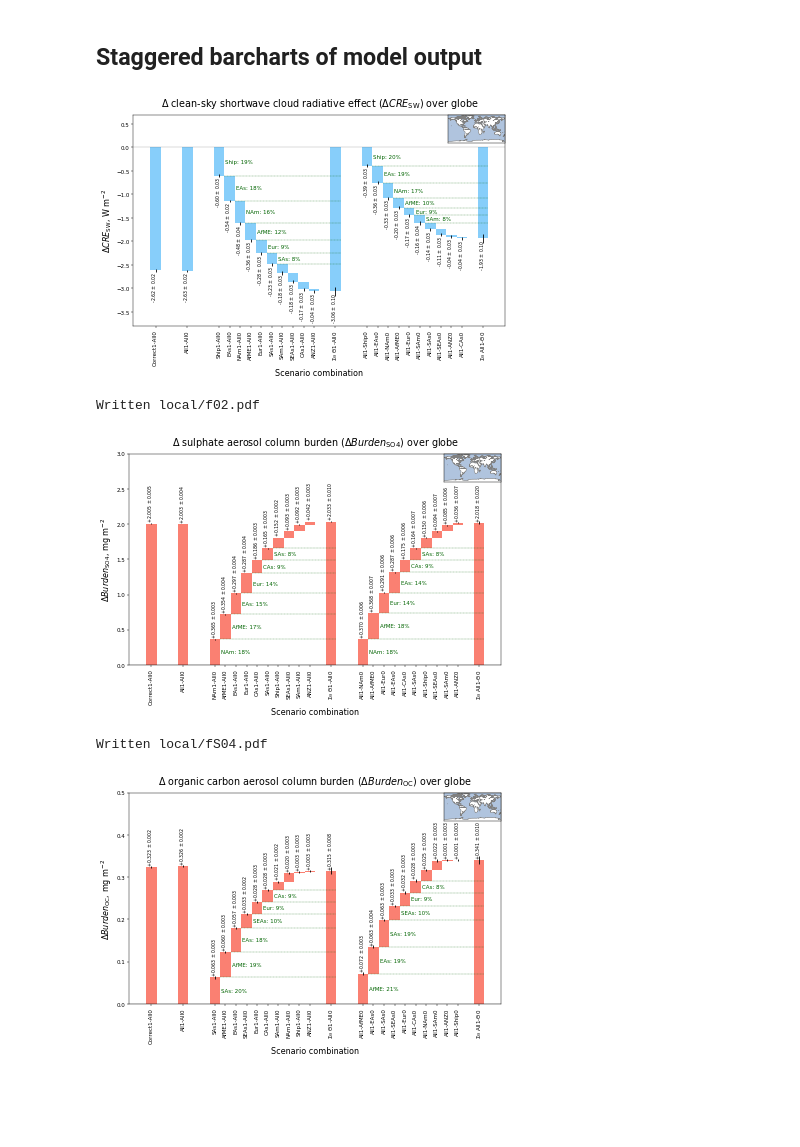
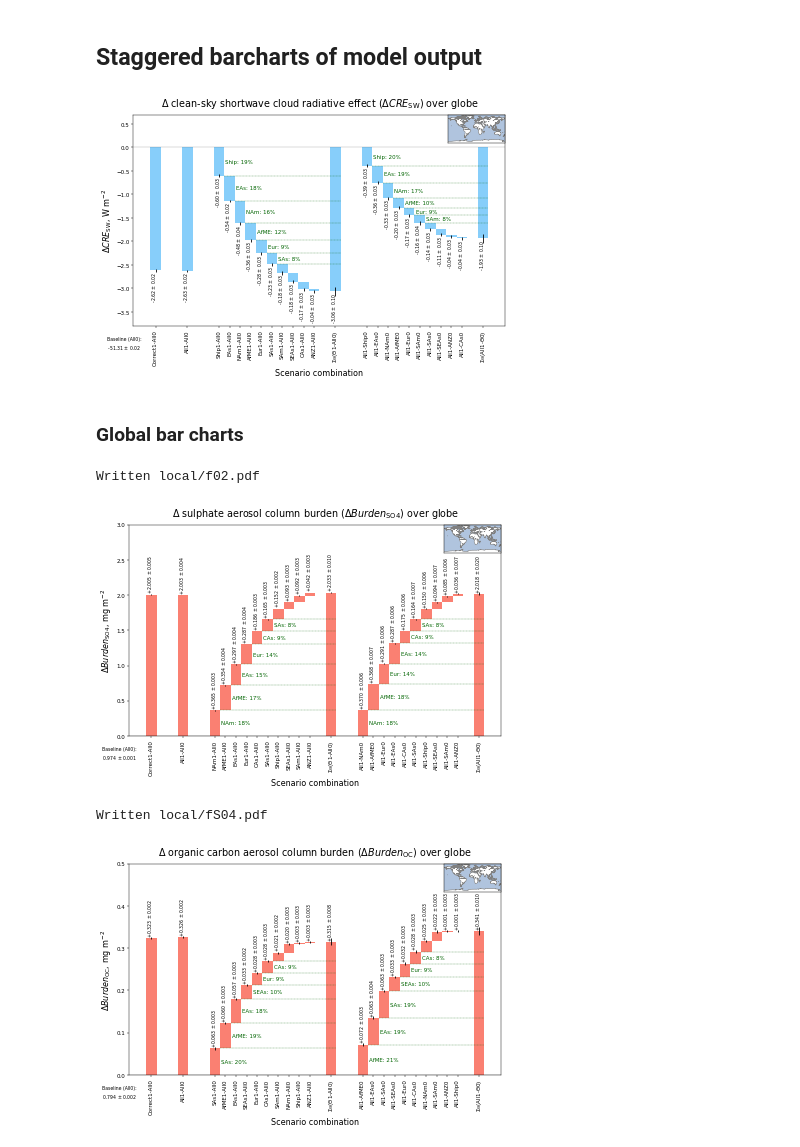
Before and after one commit to grandey/draft2017a-region-rfp, a Jupyter notebook: figures_draft2017a.ipynb, the cells around one changed output. Saved outputs shown, nothing was run; the diff lists cells and outputs as text; code cells hidden in the pictures; blank space fills up the shorter version.

```diff
--- a/figures_draft2017a.ipynb
+++ b/figures_draft2017a.ipynb
@@ -266,7 +266,7 @@ def emissions_staggered_barcharts(species='S', title='Sulphur emissions',
     global_diff = bars_df.loc[order1, 'global_diff'].sum()
     bars_df = bars_df.append(pd.Series({'global_diff': global_diff,
                                         'x': max(bars_df['x'])+2, 'bottom': 0},
-                                       name=r'$\Sigma_{\Theta}$ $\Theta$1-All0'))
+                                       name=r'$\Sigma_{\Theta}$($\Theta$1-All0)'))
     # 2nd set of staggered bars
     order2 = (bars_df[(bars_df['ref_name'] == 'All1') &  # order All1-<Source>0 by global_diff
                       (bars_df['scenario_name'] != 'All0')].
@@ -282,7 +282,7 @@ def emissions_staggered_barcharts(species='S', title='Sulphur emissions',
     global_diff = bars_df.loc[order2, 'global_diff'].sum()
     bars_df = bars_df.append(pd.Series({'global_diff': global_diff,
                                         'x': max(bars_df['x'])+2, 'bottom': 0},
-                                       name=r'$\Sigma_{\Theta}$ All1-$\Theta$0'))
+                                       name=r'$\Sigma_{\Theta}$(All1-$\Theta$0)'))
     # Add colour based on whether -ve or +ve
     bars_df = bars_df.assign(color='salmon')  # all bars are +ve
     # Plot barchart
@@ -310,8 +310,8 @@ def emissions_staggered_barcharts(species='S', title='Sulphur emissions',
                 text, rotation=90, verticalalignment=verticalalignment,
                 horizontalalignment='center', fontsize='small')
     # Annotate combined bars with largest contributing sources
-    for scenario, order, ref_name in zip([r'$\Sigma_{\Theta}$ $\Theta$1-All0',
-                                          r'$\Sigma_{\Theta}$ All1-$\Theta$0'],
+    for scenario, order, ref_name in zip([r'$\Sigma_{\Theta}$($\Theta$1-All0)',
+                                          r'$\Sigma_{\Theta}$(All1-$\Theta$0)'],
                                          [order1, order2], ['All0', 'All1']):
         if n_contributors == 'auto':
             n = 0
@@ -348,6 +348,7 @@ def emissions_staggered_barcharts(species='S', title='Sulphur emissions',
     ax.text(-3, 0, ('\n\nBaseline (All0)\nemissions are\n' +
                     baseline_text_format.format(float(all0_baseline)) +
                     'Tg yr$^{-1}$'),
+            fontsize='small',
             horizontalalignment='center', verticalalignment='top')
     # Insert map
     if map_insert:
@@ -643,7 +644,7 @@ def staggered_barcharts(variable='SWCF_d1', region='EAs',
     combined_error = np.sqrt((bars_df.loc[order1, 'combined_error']**2).sum())
     bars_df = bars_df.append(pd.Series({'mean_diff': mean_diff, 'combined_error': combined_error,
                                         'x': max(bars_df['x'])+2, 'bottom': 0},
-                                       name=r'$\Sigma_{\Theta}$ $\Theta$1-All0'))
+                                       name=r'$\Sigma_{\Theta}$($\Theta$1-All0)'))
     # 2nd set of staggered bars
     order2 = (bars_df[(bars_df['ref_name'] == 'All1') &  # order All1-<Source>0 by mean_diff
                       (bars_df['scenario_name'] != 'All0')].
@@ -660,7 +661,7 @@ def staggered_barcharts(variable='SWCF_d1', region='EAs',
     combined_error = np.sqrt((bars_df.loc[order2, 'combined_error']**2).sum())
     bars_df = bars_df.append(pd.Series({'mean_diff': mean_diff, 'combined_error': combined_error,
                                         'x': max(bars_df['x'])+2, 'bottom': 0},
-                                       name=r'$\Sigma_{\Theta}$ All1-$\Theta$0'))
+                                       name=r'$\Sigma_{\Theta}$(All1-$\Theta$0)'))
     # Add colour based on whether -ve or +ve
     bars_df = bars_df.assign(color='salmon')  # assume all +ve
     w_neg = bars_df[bars_df['mean_diff'] < 0].index
@@ -697,8 +698,8 @@ def staggered_barcharts(variable='SWCF_d1', region='EAs',
         ax.text(bars_df.loc[scenario, 'x']-0.5, bars_df.loc[scenario, ['bottom', 'mean_diff']].sum(), text,
                 rotation=90, verticalalignment=verticalalignment, fontsize='small')
     # Annotate combined bars with largest contributing sources
-    for scenario, order, ref_name in zip([r'$\Sigma_{\Theta}$ $\Theta$1-All0',
-                                          r'$\Sigma_{\Theta}$ All1-$\Theta$0',],
+    for scenario, order, ref_name in zip([r'$\Sigma_{\Theta}$($\Theta$1-All0)',
+                                          r'$\Sigma_{\Theta}$(All1-$\Theta$0)',],
                                          [order1, order2], ['All0', 'All1']):
         if n_contributors == 'auto':
             n = 0
@@ -725,34 +726,49 @@ def staggered_barcharts(variable='SWCF_d1', region='EAs',
                 source = s.split('-')[0][:-1]
             text = '{}: {:.0f}%'.format(source, perc)
             text_y_pos = bars_df.loc[s, 'bottom'] + (bars_df.loc[s, 'mean_diff'] / 2)
             ax.text(bars_df.loc[s, 'x']+0.6, text_y_pos, text,
                     verticalalignment='center', horizontalalignment='left',
                     color='darkgreen')
+    # Annotate with All0 baseline
+    if ylim:
+        all0_mean = regional_df[(regional_df['scenario_name'] == 'All0') &
+                                (regional_df['variable'] == variable) &
+                                (regional_df['region'] == region)]['mean']
+        all0_error = regional_df[(regional_df['scenario_name'] == 'All0') &
+                                 (regional_df['variable'] == variable) &
+                                 (regional_df['region'] == region)]['error']
+        ax.text(-3, ylim[0], ('\n\nBaseline (All0):\n' +
+                              text_format.replace('+', '').format(float(all0_mean),
+                                                                  float(all0_error))),
+                fontsize='small',
+                horizontalalignment='center', verticalalignment='top')
     # Insert map
     if map_insert:
         ax2 = plt.axes([0.78, 0.76, .12, .12], facecolor='lightsteelblue')
         anchor = 'NE'
         if region == 'Globe':
             lon_bounds = [lon0, lon0+360.]
             lat_bounds = [-90.0, 90.0]
         else:
             lon_bounds, lat_bounds = region_bounds_dict[region]
         bm = Basemap(llcrnrlat=lat_bounds[0], urcrnrlat=lat_bounds[1],
                      llcrnrlon=lon_bounds[0], urcrnrlon=lon_bounds[1],
                      anchor=anchor)
         bm.drawcoastlines(color='0.5')
         bm.fillcontinents(color='white')
     # Save figure?
     if file_prefix:
         fig.savefig('local/{}.pdf'.format(file_prefix), bbox_inches='tight', dpi=300)
         print('Written local/{}.pdf'.format(file_prefix))
     return fig, ax
 
 # Example
 if True:
     staggered_barcharts(region='Globe', ylim=[-3.8, 0.7])
 # %% [output]
-[figure, old version]
+[figure, new version]
+# %% [markdown]
+### Global bar charts
 # %%
 # Global sulphate aerosol burden
 staggered_barcharts(variable='BURDENSO4', region='Globe',
@@ -763,7 +779,7 @@ staggered_barcharts(variable='BURDENSO4', region='Globe',
 figure_counter += 1
 # %% [output]
 Written local/f02.pdf
-[figure, old version]
+[figure, new version]
 # %%
 # Global organic carbon aerosol burden - supp figure
 staggered_barcharts(variable='BURDENPOM', region='Globe',
@@ -774,7 +790,7 @@ staggered_barcharts(variable='BURDENPOM', region='Globe',
 supp_figure_counter += 1
 # %% [output]
 Written local/fS04.pdf
-[figure, old version]
+[figure, new version]
 # %%
 # Global black carbon aerosol burden - supp figure
 staggered_barcharts(variable='BURDENBC', region='Globe',
```
Also changed, not shown: parts of 18 cells of this notebook, 1 other file.
